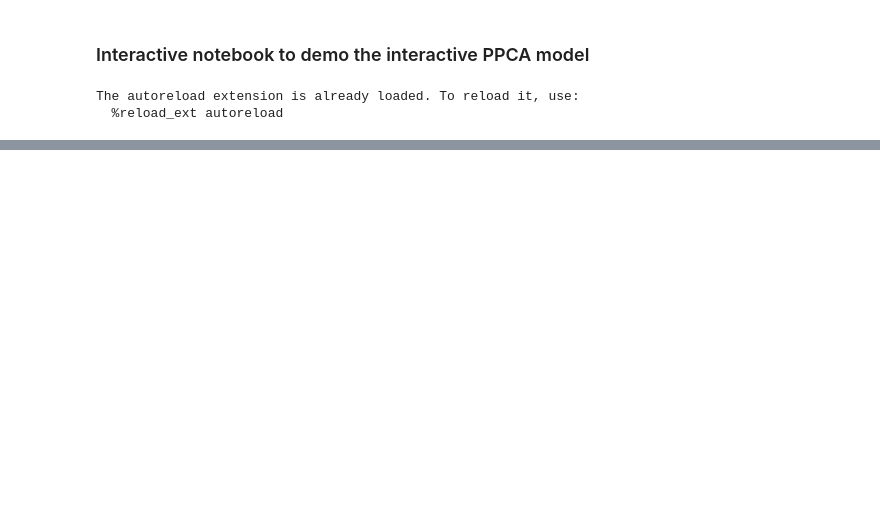
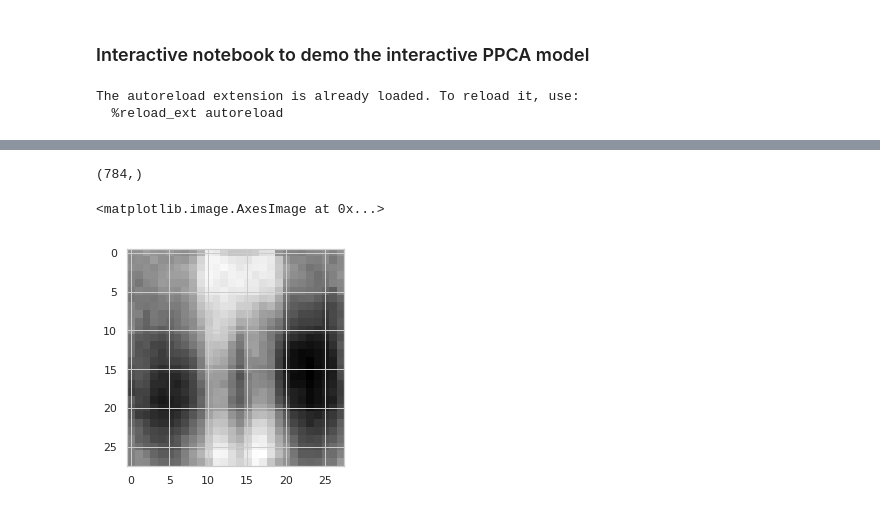
Before and after one commit to vu-minh/ppca-uncertainty, a Jupyter notebook: Interactive PPCA model.ipynb, the cells around one changed output, grey strips where cells are left out. Saved outputs shown, nothing was run; the diff lists cells and outputs as text; code cells hidden in the pictures; blank space fills up the shorter version.

```diff
--- a/Interactive PPCA model.ipynb
+++ b/Interactive PPCA model.ipynb
@@ -64,3 +80,13 @@ qZ_scale torch.Size([200])
+# %%
+z = torch.tensor([[2.0, 3.0]])
+x = generate(z, W, sigma, n_samples=1000)
+print(x.shape)
+x = x.reshape(28,28)
+plt.imshow(x, cmap='gray')
+# %% [output]
+(784,)
+<matplotlib.image.AxesImage at 0x...>
+[figure, added]
 # %%
 # linear interpolate error range to bubble size
 errors_as_size = np.interp(errors,
```
Also changed, not shown: parts of 14 cells of this notebook.
